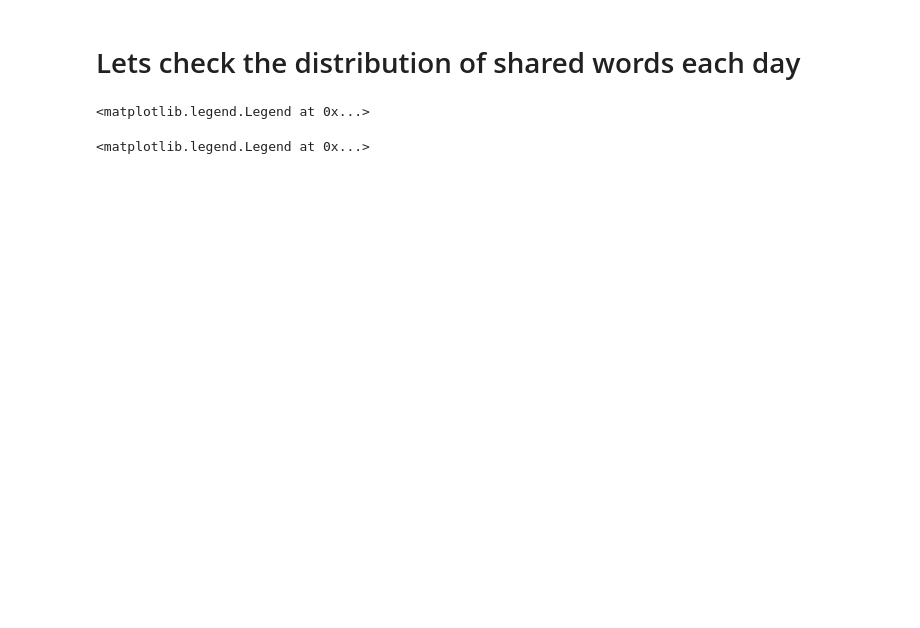
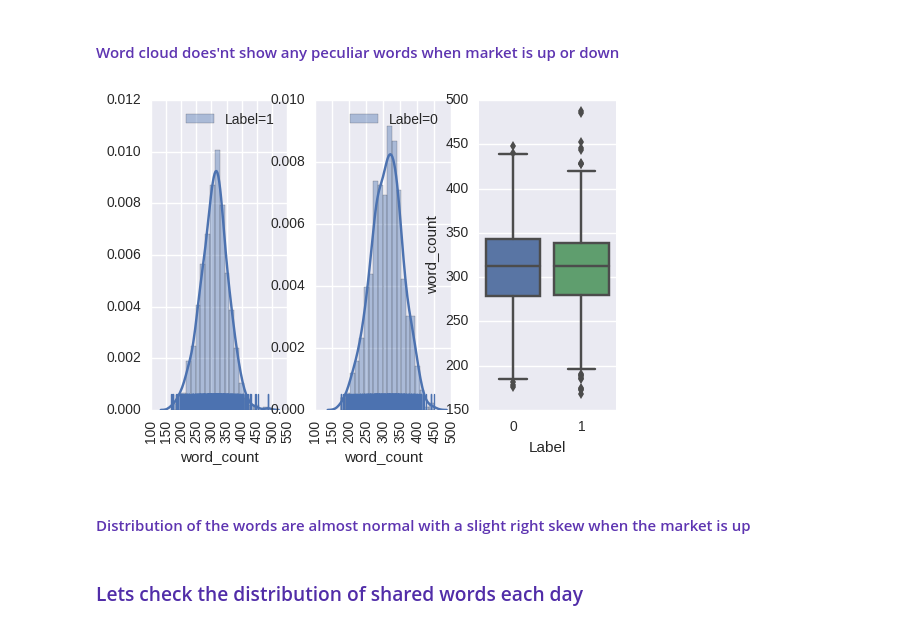
Before and after one commit to birjoossh/NewsToMarket, a Jupyter notebook: code/NewsToMarket.ipynb, the cells around one changed output. Drawn from its saved outputs; the diff is of its cells as text; code cells hidden in the pictures; blank space fills up the shorter version.

```diff
--- a/code/NewsToMarket.ipynb
+++ b/code/NewsToMarket.ipynb
@@ -131,19 +102,24 @@ plt.show()
+# %% [markdown]
+#### <span style="font-family:lucida;color:#5e35b1">Word cloud does'nt show any peculiar words when market is up or down</span>
+# %%
+plt.subplot( 1,3,1)
+sns.distplot( df2[(df2.Label==1)]['word_count'], bins=20, hist=True, kde=True, rug=True, norm_hist=True, label="Label=1"   )
+plt.xticks( rotation='vertical')
+plt.legend()
+plt.subplot(1, 3, 2)
+sns.distplot( df2[(df2.Label==0)]['word_count'], bins=20, hist=True, kde=True, rug=True, norm_hist=True, label="Label=0"   )
+plt.legend()
+plt.xticks( rotation='vertical')
+
+plt.subplot(1, 3, 3)
+sns.boxplot( x='Label', y='word_count', data=df2)
+plt.show()
+# %% [output]
+[figure, added]
+# %% [markdown]
+#### <span style="font-family:lucida;color:#5e35b1">Distribution of the words are almost normal with a slight right skew when the market is up</span>
 # %% [markdown]
-# Lets check the distribution of shared words each day
+### <span style="font-family:lucida;color:#512da8">Lets check the distribution of shared words each day</span>
 # %%
 df2['shared_word_count'] = df2['combined_news'].apply( lambda x : np.count_nonzero( pd.Series( re.split( "[\t\s]+", x ) )
                                                             .value_counts().values != 1 ))
-# %%
-plt.subplot( 1, 2, 1)
-sns.distplot( df2[(df2.Label==0)]['shared_word_count'], bins=20, kde=True, hist=True, norm_hist=True, label="Label=0" )
-plt.xticks( rotation='vertical' )
-plt.legend()
-# %% [output]
-<matplotlib.legend.Legend at 0x...>
-# %%
-plt.subplot( 1, 2, 2)
-sns.distplot( df2[(df2.Label==1)]['shared_word_count'], bins=20, kde=True, hist=True, norm_hist=True, label="Label=1" )
-plt.xticks( rotation='vertical' )
-plt.legend()
-# %% [output]
-<matplotlib.legend.Legend at 0x...>
```
Also changed, not shown: parts of 127 cells of this notebook, 1 other file.
